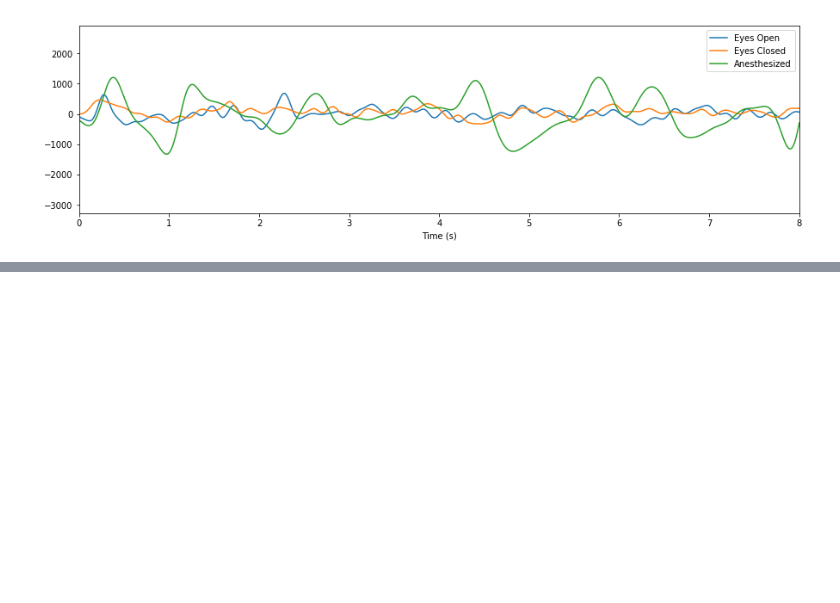
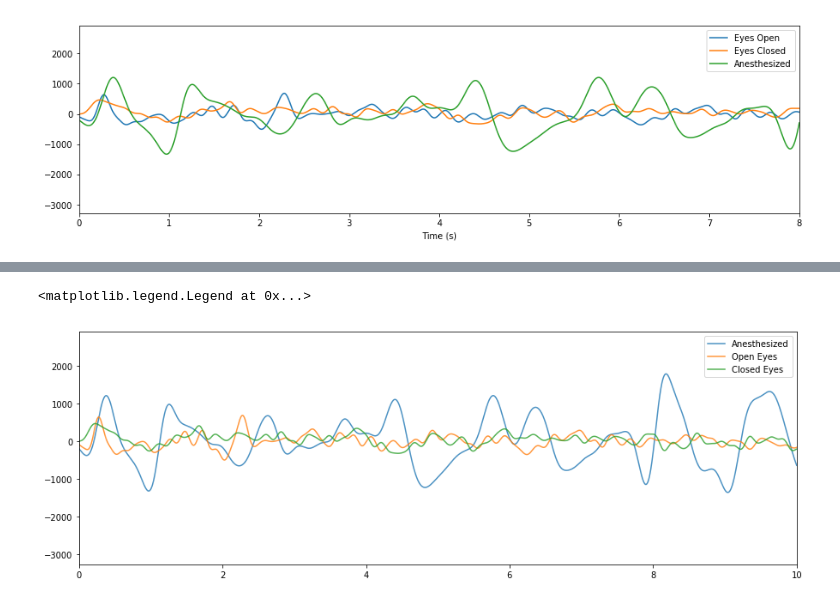
Before and after one commit to ajkeamy/Monkey_Analysis, a Jupyter notebook: Final_Project.ipynb, the cells around one changed output, grey strips where cells are left out. Saved outputs shown, nothing was run; the diff lists cells and outputs as text; code cells hidden in the pictures; blank space fills up the shorter version.

```diff
--- a/Final_Project.ipynb
+++ b/Final_Project.ipynb
@@ -329,0 +383,11 @@ plt.title('Spike Count-LFP Cross-correlation')
+# %%
+# Plotting the three occipital both real and imag together
+plt.figure(figsize=(15,5))
+plt.plot(time,hil_aneso.real, alpha=0.8, label='Anesthesized')
+plt.plot(time,hil_openo.real, alpha=0.8, label='Open Eyes')
+plt.plot(time,hil_closedo.real, alpha=0.8, label='Closed Eyes')
+plt.xlim([0,10])
+plt.legend()
+# %% [output]
+<matplotlib.legend.Legend at 0x...>
+[figure, added]
```
Also changed, not shown: parts of 11 cells of this notebook.
